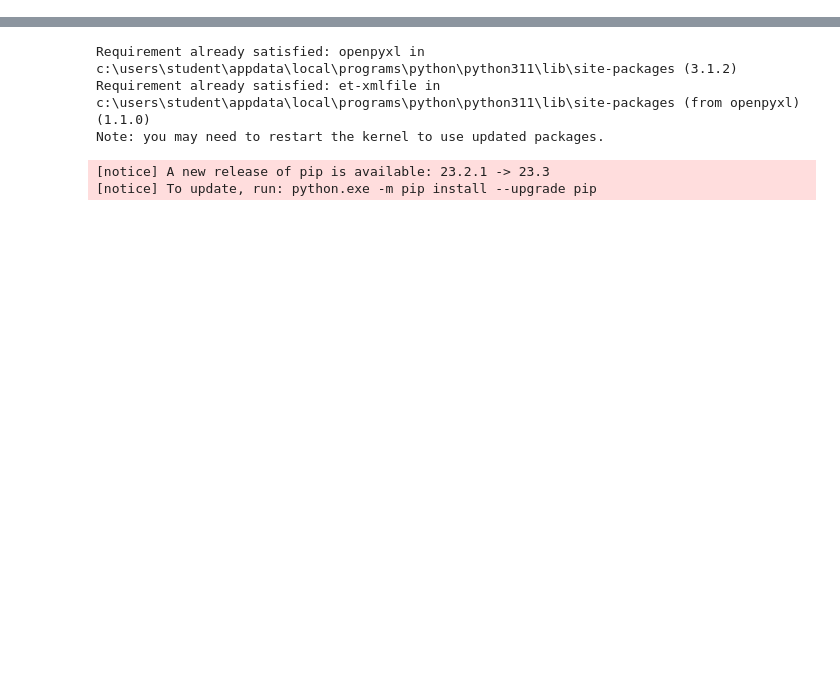
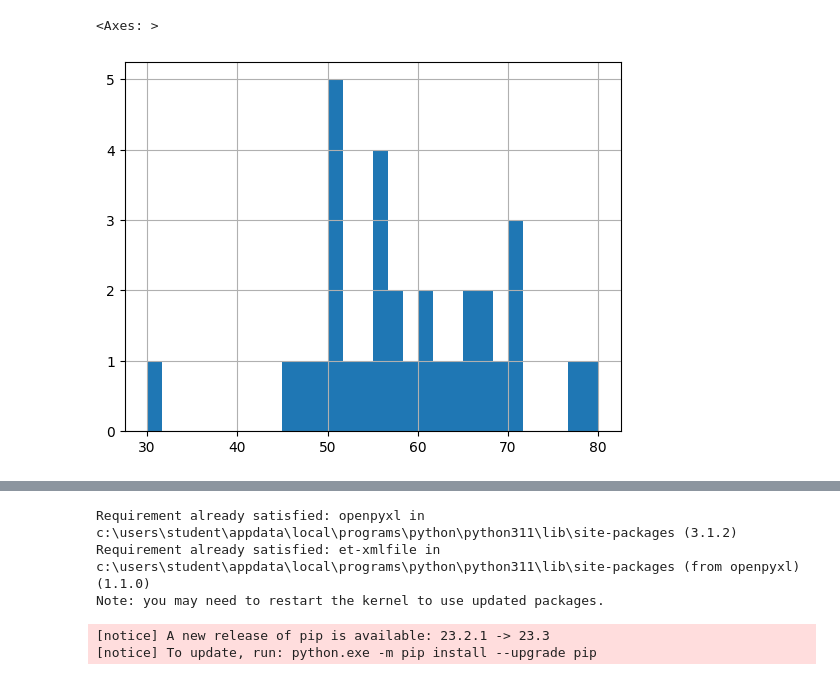
Before and after one commit to shanitahgithub/datascience, a Jupyter notebook: relationships.ipynb, the cells around one changed output, grey strips where cells are left out. Saved outputs shown, nothing was run; the diff lists cells and outputs as text; code cells hidden in the pictures; blank space fills up the shorter version.

```diff
--- a/relationships.ipynb
+++ b/relationships.ipynb
@@ -12,0 +11,3 @@ Note: you may need to restart the kernel to use updated packages.
+# %%
+df=pd.read_excel(r"dataset.xlsx")
+print(df)
@@ -12,0 +68,5 @@ Note: you may need to restart the kernel to use updated packages.
+# %%
+df.Weight.hist(bins=30)
+# %% [output]
+<Axes: >
+[figure, added]
```
Also changed, not shown: parts of 15 cells of this notebook, 3 other files.
